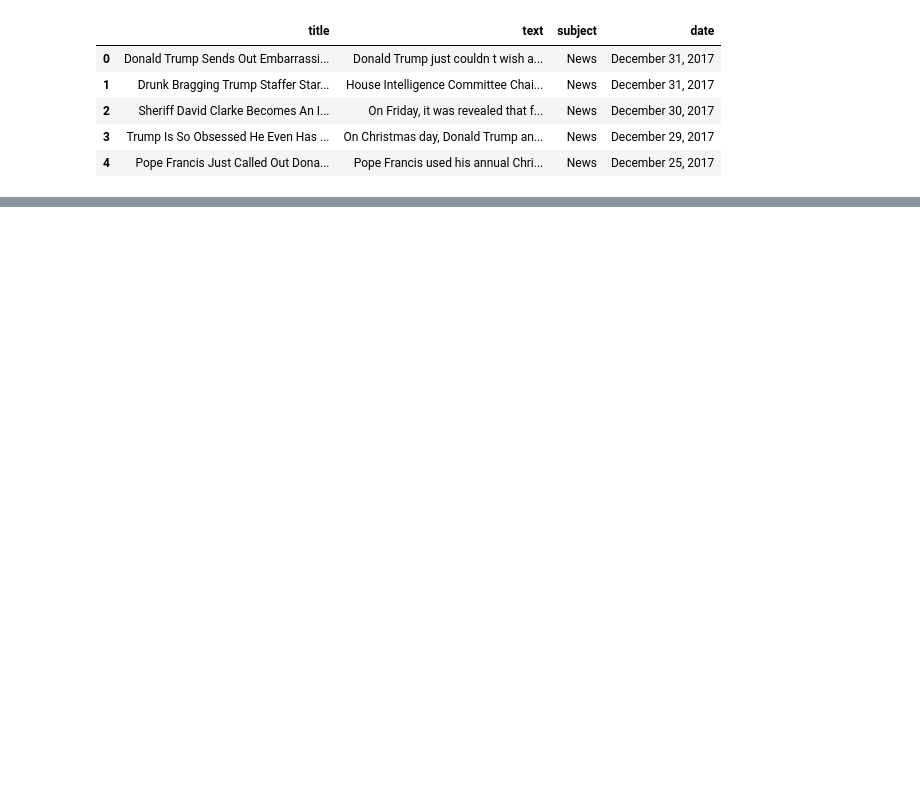
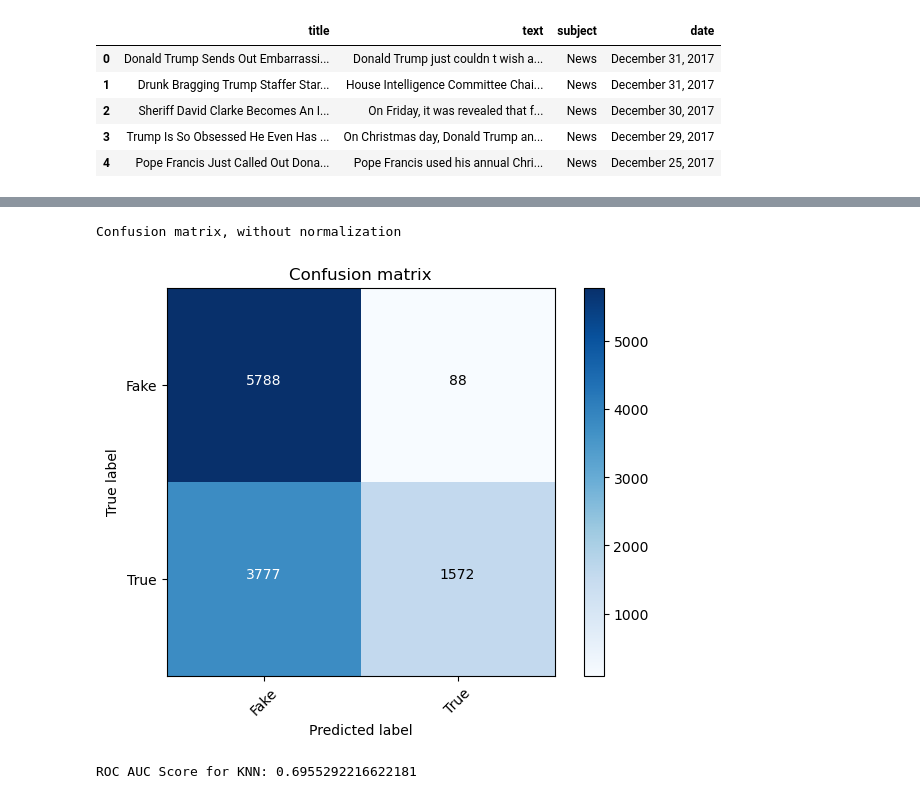
Before and after one commit to yadalaa/Fake-News-Detection, a Jupyter notebook: Model_training.ipynb, the cells around one changed output, grey strips where cells are left out. Drawn from its saved outputs; the diff is of its cells as text; code cells hidden in the pictures; blank space fills up the shorter version.

```diff
--- a/Model_training.ipynb
+++ b/Model_training.ipynb
@@ -141,0 +252,2 @@ ROC AUC Score for KNN: 0.9146750450302482
+# %%
+y=clean_news['temp']
@@ -141,0 +258,32 @@ ROC AUC Score for KNN: 0.9146750450302482
+# %%
+## Divide the dataset into Train and Test
+X_train, X_test, y_train, y_test = train_test_split(X, y, test_size=0.25, random_state=0)
+# %%
+def plot_confusion_matrix(cm, classes,
+                          normalize=False,
+                          title='Confusion matrix',
+                          cmap=plt.cm.Blues):
+
+    plt.imshow(cm, interpolation='nearest', cmap=cmap)
+    plt.title(title)
+    plt.colorbar()
+    tick_marks = np.arange(len(classes))
+    plt.xticks(tick_marks, classes, rotation=45)
+    plt.yticks(tick_marks, classes)
+
+    if normalize:
+        cm = cm.astype('float') / cm.sum(axis=1)[:, np.newaxis]
+        print("Normalized confusion matrix")
+    else:
+        print('Confusion matrix, without normalization')
+
+    thresh = cm.max() / 2.
+    for i in range (cm.shape[0]):
+        for j in range (cm.shape[1]):
+            plt.text(j, i, cm[i, j],
+                 horizontalalignment="center",
+                 color="white" if cm[i, j] > thresh else "black")
+
+    plt.tight_layout()
+    plt.ylabel('True label')
+    plt.xlabel('Predicted label')
@@ -141,0 +301,4 @@ ROC AUC Score for KNN: 0.9146750450302482
+# %%
+knn = KNeighborsClassifier(n_neighbors=3)
+knn.fit(X_train, y_train)
+pred_knn = knn.predict(X_test)
@@ -141,0 +318,11 @@ ROC AUC Score for KNN: 0.9146750450302482
+# %%
+cm = metrics.confusion_matrix(y_test, pred_knn)
+plot_confusion_matrix(cm, classes=['Fake','True'])
+# %% [output]
+Confusion matrix, without normalization
+[figure, added]
+# %%
+y_pred_prob_knn = knn.predict_proba(X_test)[:, 1]
+print('ROC AUC Score for KNN:', roc_auc_score(y_test, y_pred_prob_knn))
+# %% [output]
+ROC AUC Score for KNN: 0.6955292216622181
```
Also changed, not shown: parts of 39 cells of this notebook, 3 other files.
